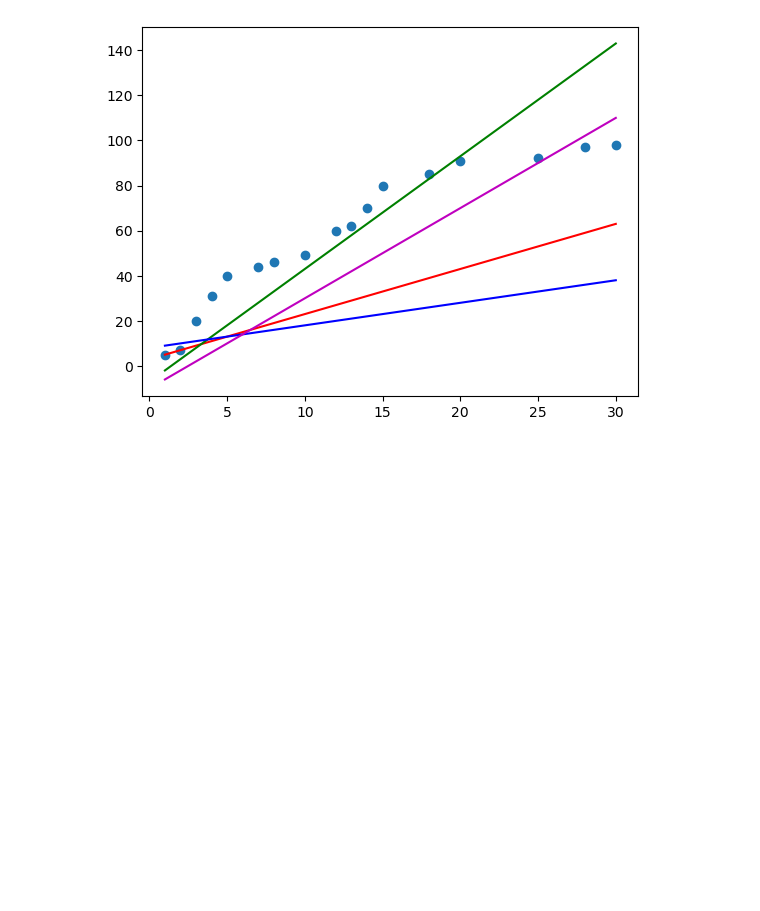
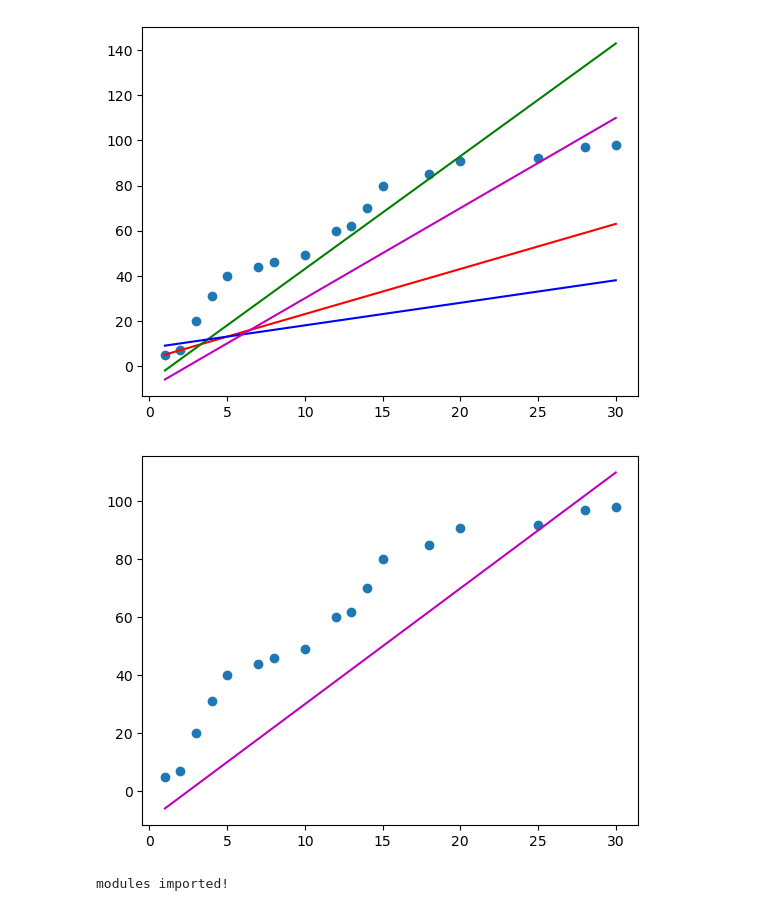
Before and after one commit to 0tak2/KOSAjava, a Jupyter notebook: Projects-Data-Science/jupyter_home/0330-LinearRegression.ipynb, the cells around one changed output. Drawn from its saved outputs; the diff is of its cells as text; code cells hidden in the pictures; blank space fills up the shorter version.

```diff
--- a/Projects-Data-Science/jupyter_home/0330-LinearRegression.ipynb
+++ b/Projects-Data-Science/jupyter_home/0330-LinearRegression.ipynb
@@ -34,3 +34,26 @@ plt.show()
 | 3 | 4 | 31 |
 | 4 | 5 | 40 |
 [figure]
+# %%
+df = pd.DataFrame({
+ '공부시간(x)' : [1,2,3,4,5,7,8,10,12,13,14,15,18,20,25,28,30], # 독립변수. data
+ '시험점수(t)' : [5,7,20,31,40,44,46,49,60,62,70,80,85,91,92,97,98] # 종속변수. target
+})
+
+plt.scatter(df['공부시간(x)'], df['시험점수(t)'])
+
+plt.plot(df['공부시간(x)'], 4 * df['공부시간(x)'] - 10, color='m')
+
+plt.show()
+# %% [output]
+[figure, added]
+# %%
+# 머신러닝 구현
+
+import numpy as np
+from tensorflow.keras.models import Sequential # tensorflow import
+from tensorflow.keras.layers import Flatten, Dense
+from tensorflow.keras.optimizers import SGD
+print('modules imported!')
+# %% [output]
+modules imported!
```
Also changed, not shown: parts of 2 cells of this notebook, 8 other files.
